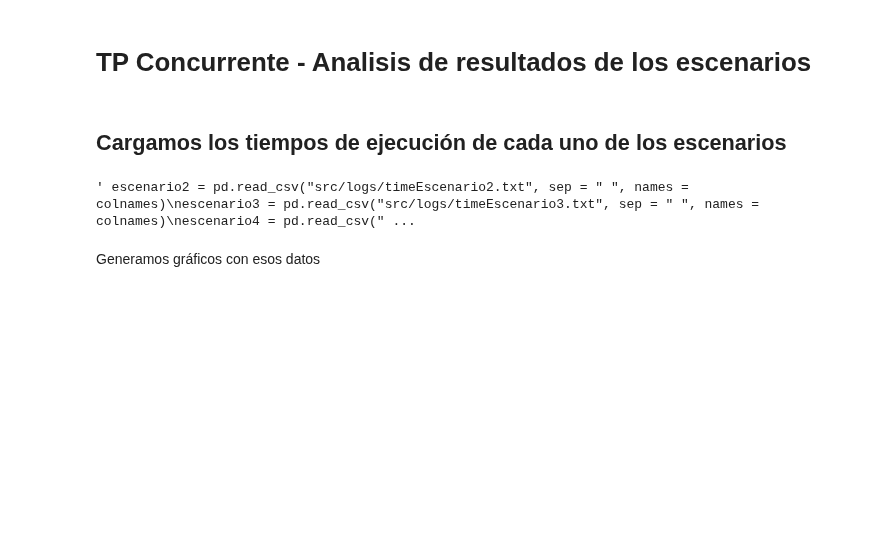
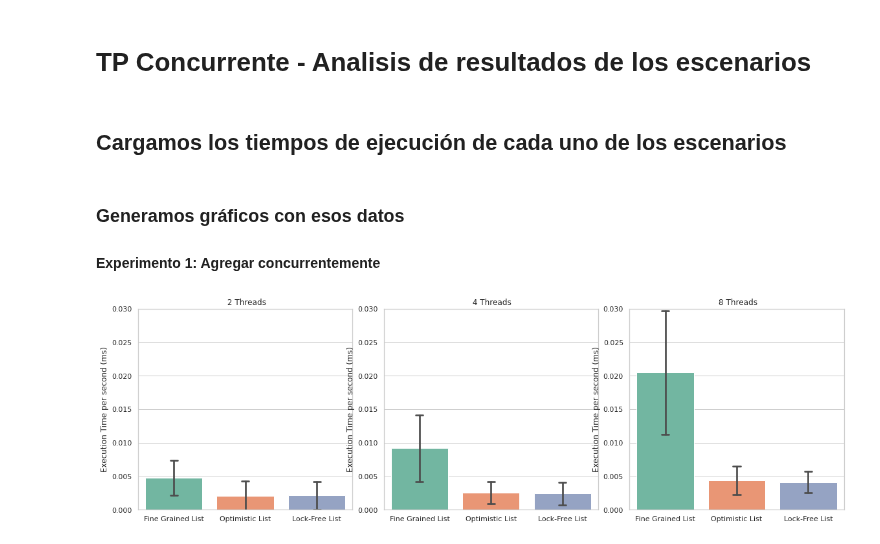
Before and after one commit to paulitapb/TP-Concurrente, a Jupyter notebook: Experimentacion/Analisis.ipynb, the cells around one changed output. Cells and saved outputs as stored; diff of their text form; code cells hidden in the pictures; blank space fills up the shorter version.

```diff
--- a/Experimentacion/Analisis.ipynb
+++ b/Experimentacion/Analisis.ipynb
@@ -8,15 +8,3 @@ sns.set_theme(style="whitegrid")
 sns.set_palette(sns.color_palette("Set2"))
 # %% [markdown]
 ## Cargamos los tiempos de ejecución de cada uno de los escenarios
-# %%
-colnames = ["Fine Grained List", "Optimistic List", "Lock-Free List"]
-escenario1 = pd.read_csv("src/logs/timeEscenario1Threads4.txt", sep = " ", names = colnames)
-""" escenario2 = pd.read_csv("src/logs/timeEscenario2.txt", sep = " ", names = colnames)
-escenario3 = pd.read_csv("src/logs/timeEscenario3.txt", sep = " ", names = colnames)
-escenario4 = pd.read_csv("src/logs/timeEscenario4.txt", sep = " ", names = colnames)
-escenario5 = pd.read_csv("src/logs/timeEscenario5.txt", sep = " ", names = colnames)
-escenario6 = pd.read_csv("src/logs/timeEscenario6.txt", sep = " ", names = colnames)
-escenario7 = pd.read_csv("src/logs/timeEscenario7.txt", sep = " ", names = colnames)
-escenario8 = pd.read_csv("src/logs/timeEscenario8.txt", sep = " ", names = colnames) """
-# %% [output]
-' escenario2 = pd.read_csv("src/logs/timeEscenario2.txt", sep = " ", names = colnames)\nescenario3 = pd.read_csv("src/logs/timeEscenario3.txt", sep = " ", names = colnames)\nescenario4 = pd.read_csv(" ...
@@ -23,2 +51,23 @@ escenario8 = pd.read_csv("src/logs/timeEscenario8.txt", sep = " ", names = colna
 # %% [markdown]
-Generamos gráficos con esos datos
+### Generamos gráficos con esos datos
+
+
+#### Experimento 1: Agregar concurrentemente
+# %%
+fig, ax = plt.subplots(1, 3, figsize= (16, 5))
+plt.tight_layout()
+
+sns.barplot(experimento1Threads2, estimator= 'mean', errorbar = 'sd', n_boot=1000, ax = ax[0], capsize= 0.1, errcolor=".3")
+sns.barplot(experimento1Threads4, estimator= 'mean', errorbar = 'sd', n_boot=1000, ax = ax[1], capsize= 0.1, errcolor=".3")
+sns.barplot(experimento1Threads8, estimator= 'mean', errorbar = 'sd', n_boot=1000, ax = ax[2], capsize= 0.1, errcolor=".3")
+
+for i in range(0, 3):
+    ax[i].set_ylabel("Execution Time per second (ms)")
+    ax[i].set_ylim(0, 0.030)
+
+ax[0].set_title(" " + str(2) + " Threads")
+ax[1].set_title(" " + str(4) + " Threads")
+ax[2].set_title(" " + str(8) + " Threads")
+plt.savefig('graficos/Experimento1.png')
+# %% [output]
+[figure, added]
```
Also changed, not shown: parts of 11 cells of this notebook.
